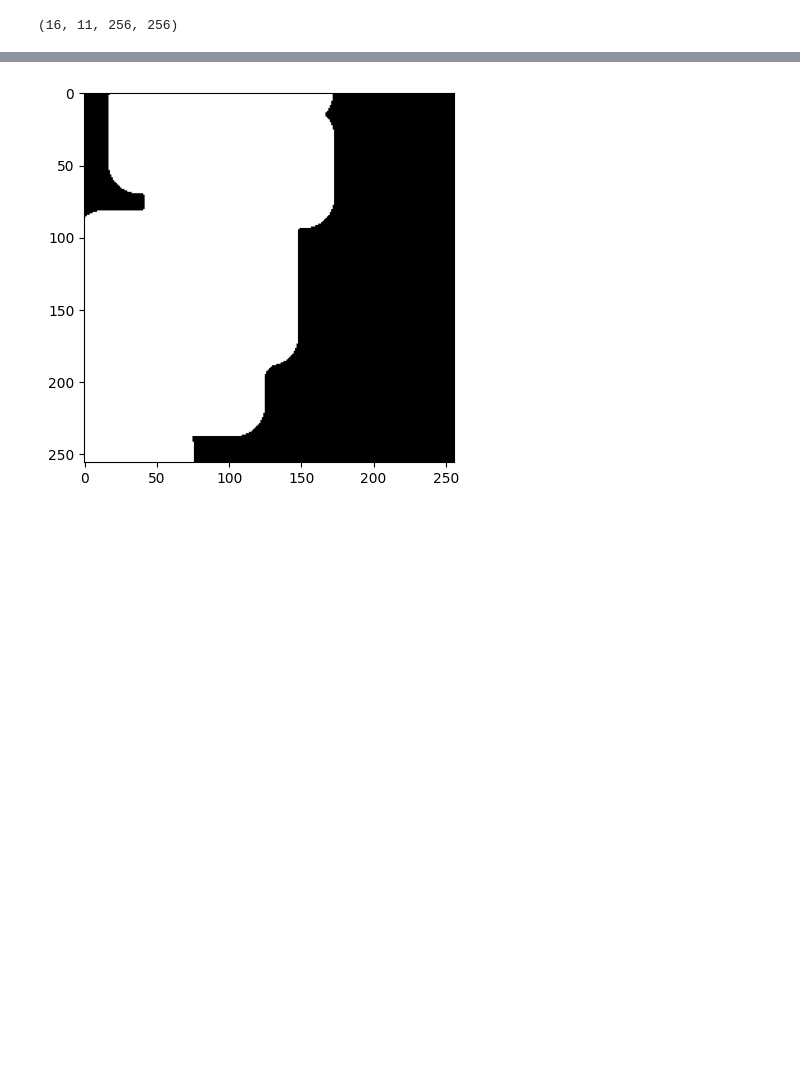
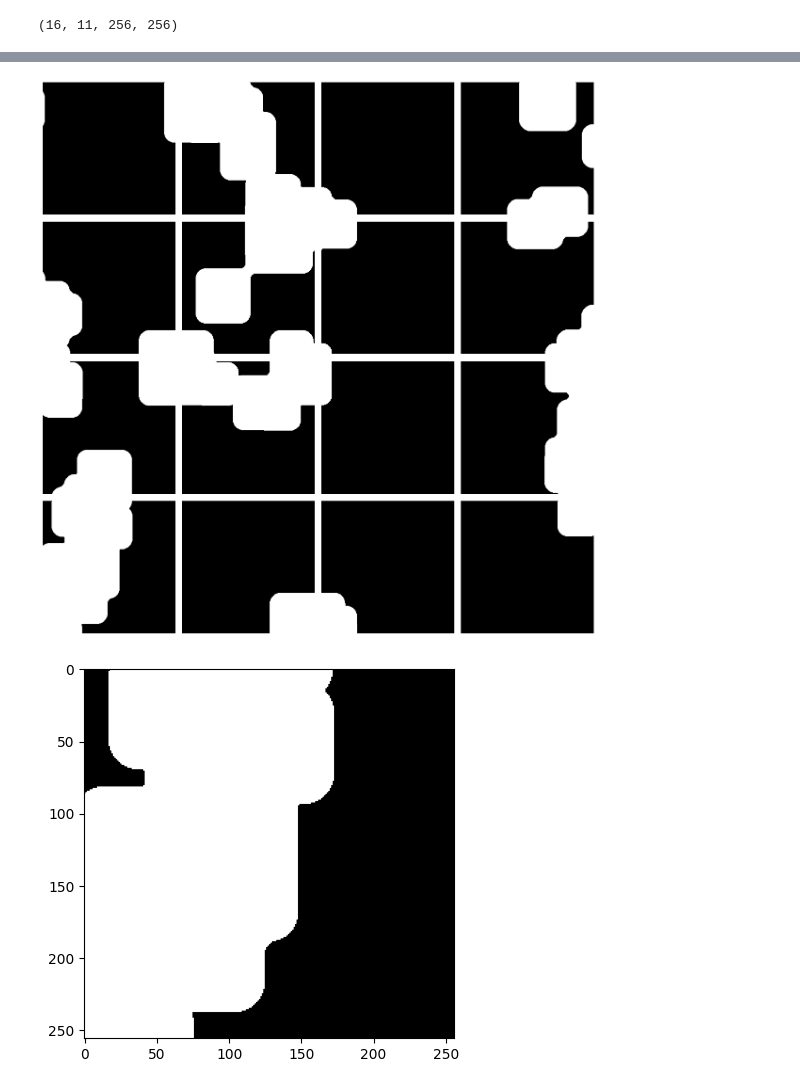
Before and after one commit to stemauro/bip-course, a Jupyter notebook: notebooks/preprocessing.ipynb, the cells around one changed output, grey strips where cells are left out. Saved outputs shown, nothing was run; the diff lists cells and outputs as text; code cells hidden in the pictures; blank space fills up the shorter version.

```diff
--- a/notebooks/preprocessing.ipynb
+++ b/notebooks/preprocessing.ipynb
@@ -135,3 +161,15 @@ patches.shape
+# %%
+fig, axes = plt.subplots(4, 4, figsize=(12, 12))
+for i in range(16):
+    ax = axes[i // 4, i % 4]
+    # Select the first channel of the i-th batch element
+    img = patches[i, 10, :, :]
+    ax.imshow((img > cloud_confidence).astype(np.uint8), cmap='gray')
+    ax.axis('off')
+plt.tight_layout()
+plt.show()
+# %% [output]
+[figure, added]
 # %%
 cloud_probs = patches[12, 10]
 cloud_mask = (cloud_probs > cloud_confidence).astype(np.uint8)
```
Also changed, not shown: parts of 3 cells of this notebook.
